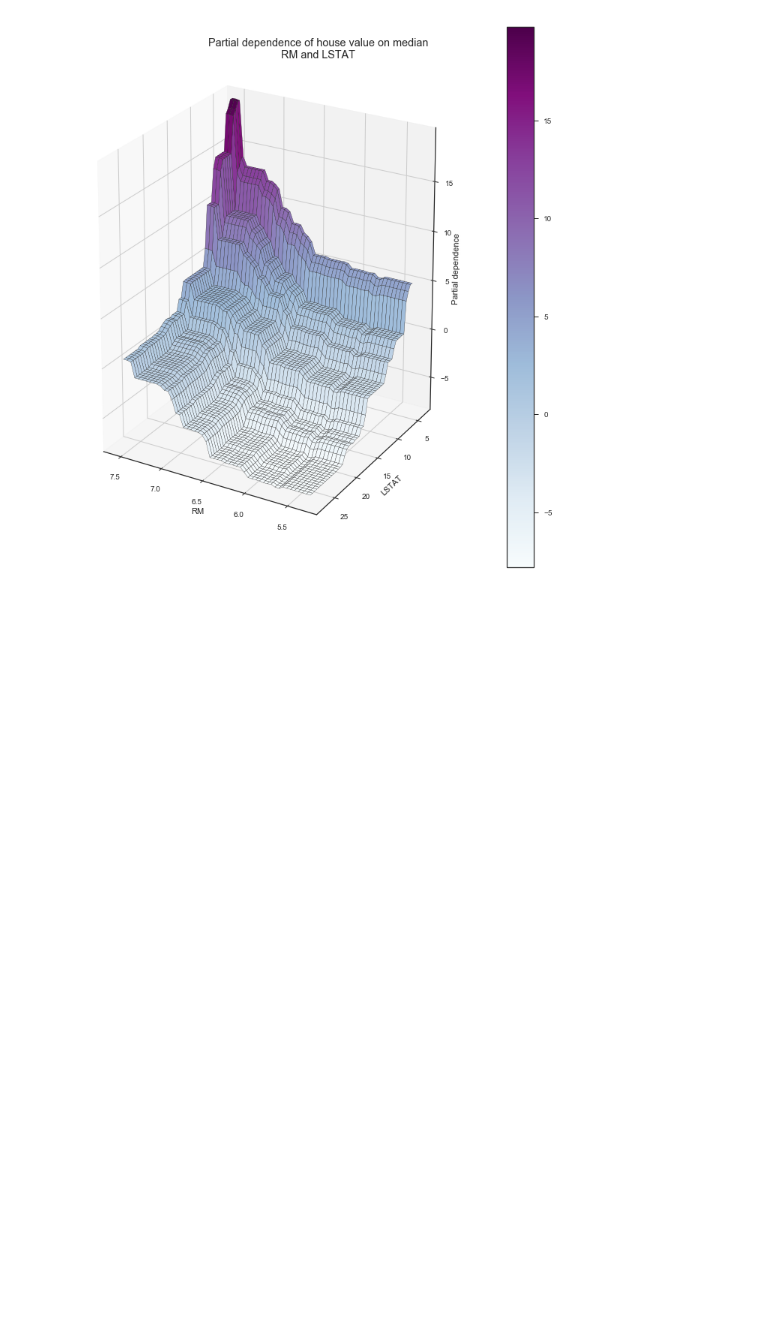
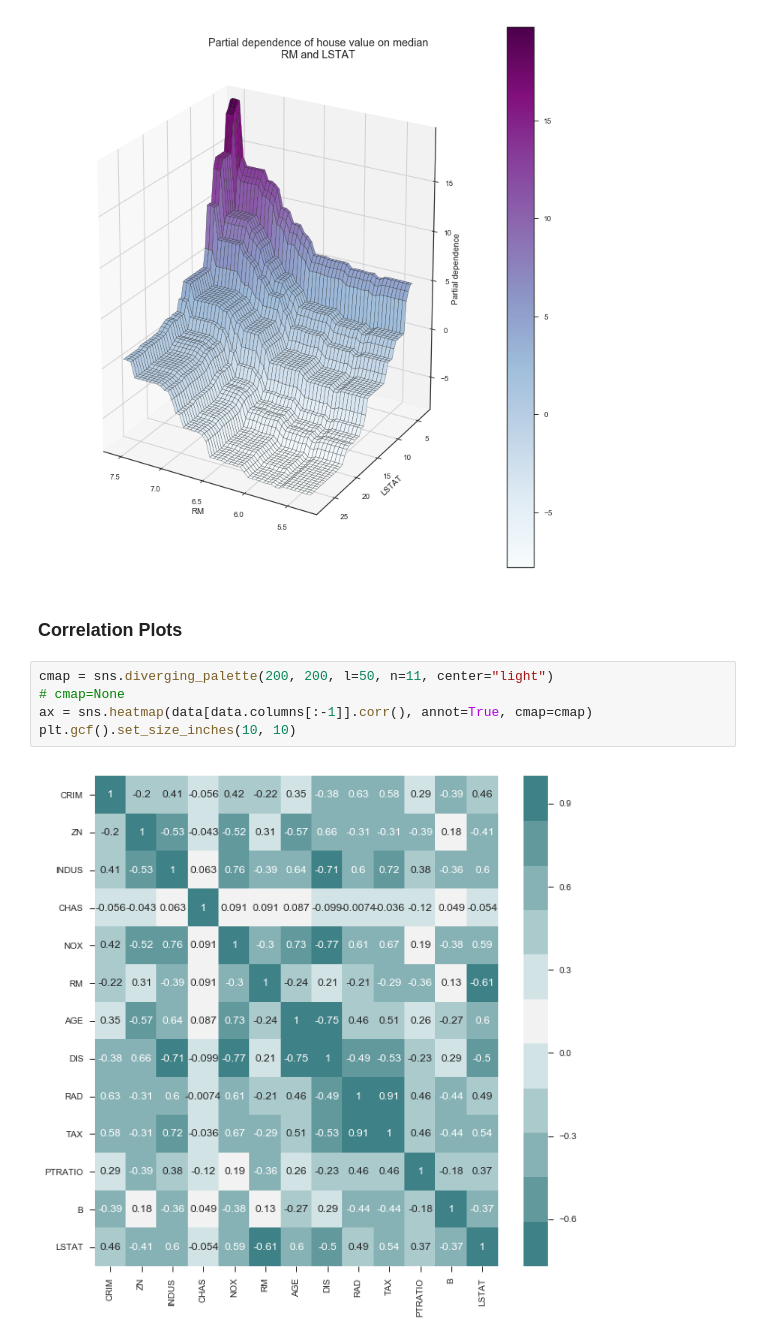
Before and after one commit to jeevankumarr/ml-books, a Jupyter notebook: regression/xgboost_pdp_plots.ipynb, the cells around one changed output. Saved outputs shown, nothing was run; the diff lists cells and outputs as text; blank space fills up the shorter version.

```diff
--- a/classification/xgboost_pdp_plots.ipynb
+++ b/regression/xgboost_pdp_plots.ipynb
@@ -414,3 +503,12 @@ plt.subplots_adjust(top=0.9)
 plt.gcf().set_size_inches(10, 10)
 # %% [output]
 [figure]
+# %% [markdown]
+### Correlation Plots
+# %%
+cmap = sns.diverging_palette(200, 200, l=50, n=11, center="light")
+# cmap=None
+ax = sns.heatmap(data[data.columns[:-1]].corr(), annot=True, cmap=cmap)
+plt.gcf().set_size_inches(10, 10)
+# %% [output]
+[figure, added]
```
Also changed, not shown: parts of 11 cells of this notebook, 1 other file.
